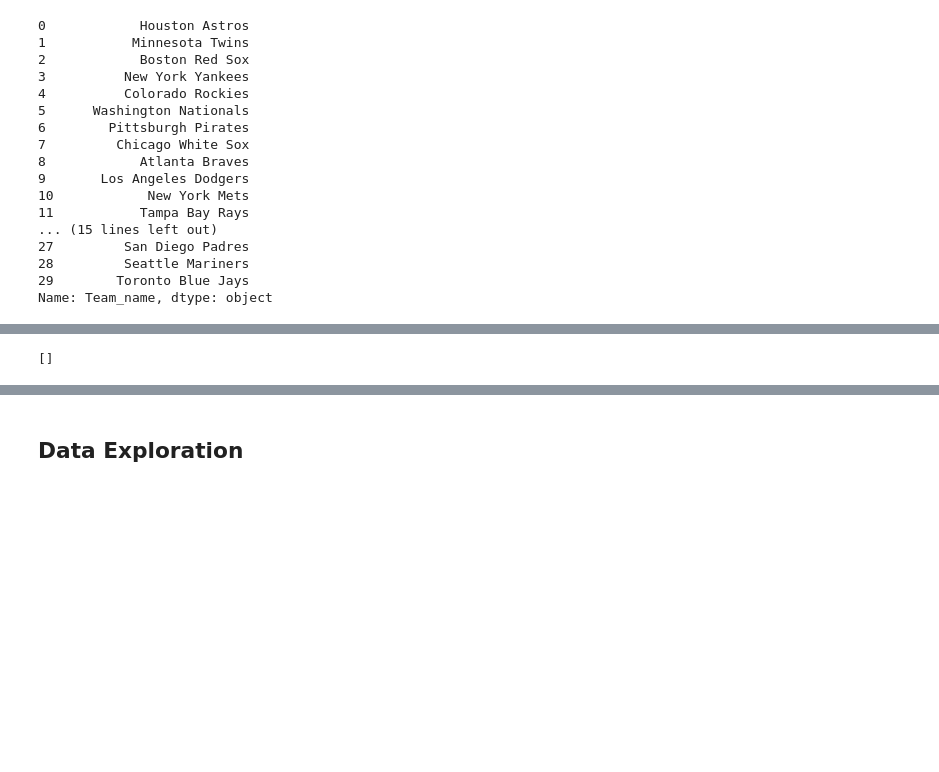
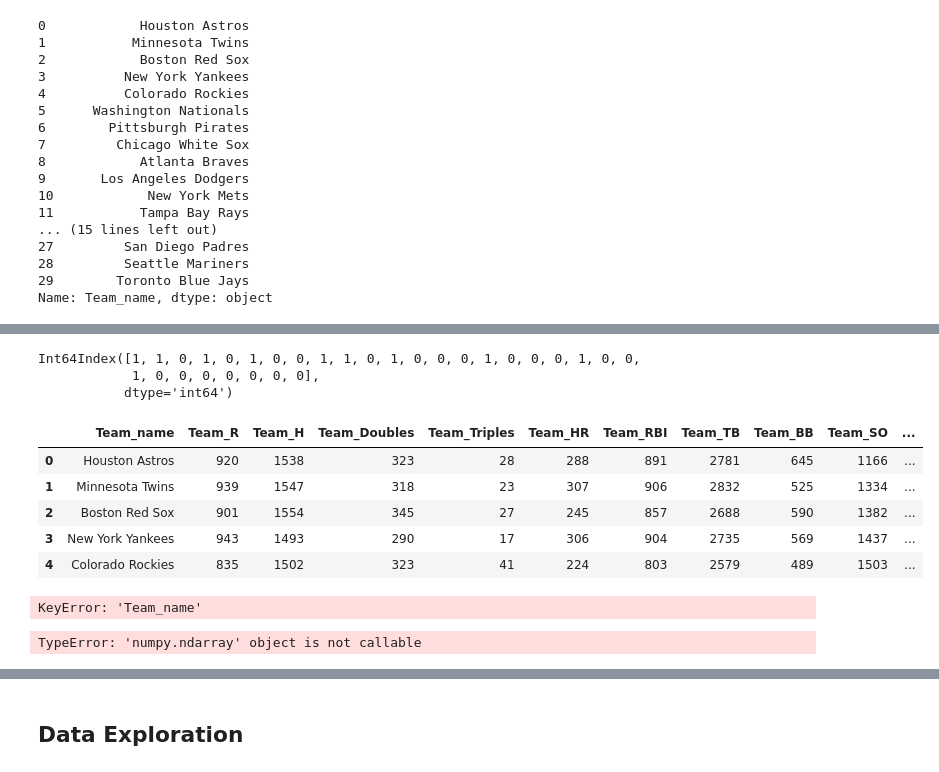
Before and after one commit to jmg0144/mlb-analysis, a Jupyter notebook: MLB-Analysis.ipynb, the cells around one changed output, grey strips where cells are left out. Drawn from its saved outputs; the diff is of its cells as text; code cells hidden in the pictures; blank space fills up the shorter version.

```diff
--- a/MLB-Analysis.ipynb
+++ b/MLB-Analysis.ipynb
@@ -185,11 +156,30 @@ non_postseason_teams
+# %%
+df_2.index[df_2['Postseason']]
+# %% [output]
+Int64Index([1, 1, 0, 1, 0, 1, 0, 0, 1, 1, 0, 1, 0, 0, 0, 1, 0, 0, 0, 1, 0, 0,
+            1, 0, 0, 0, 0, 0, 0, 0],
+           dtype='int64')
+# %%
+df_2.head()
+# %% [output]
+|  | Team_name | Team_R | Team_H | Team_Doubles | Team_Triples | Team_HR | Team_RBI | Team_TB | Team_BB | Team_SO | ... |
+| 0 | Houston Astros | 920 | 1538 | 323 | 28 | 288 | 891 | 2781 | 645 | 1166 | ... |
+| 1 | Minnesota Twins | 939 | 1547 | 318 | 23 | 307 | 906 | 2832 | 525 | 1334 | ... |
+| 2 | Boston Red Sox | 901 | 1554 | 345 | 27 | 245 | 857 | 2688 | 590 | 1382 | ... |
+| 3 | New York Yankees | 943 | 1493 | 290 | 17 | 306 | 904 | 2735 | 569 | 1437 | ... |
+| 4 | Colorado Rockies | 835 | 1502 | 323 | 41 | 224 | 803 | 2579 | 489 | 1503 | ... |
+# %%
+df_2['Postseason']['Team_name']
+# %% [output]
+KeyError: 'Team_name'
 # %%
 postseason = []
 non_postseason = []
-for team in df_2.index[df_2['Postseason']]:
-    if team == True:
+for num,team in df_2[['Postseason','Team_name']].values():
+    if num == True:
         postseason.append(team)
     else:
         non_postseason.append(team)
 postseason
 # %% [output]
-[]
+TypeError: 'numpy.ndarray' object is not callable
```
Also changed, not shown: parts of 12 cells of this notebook.
